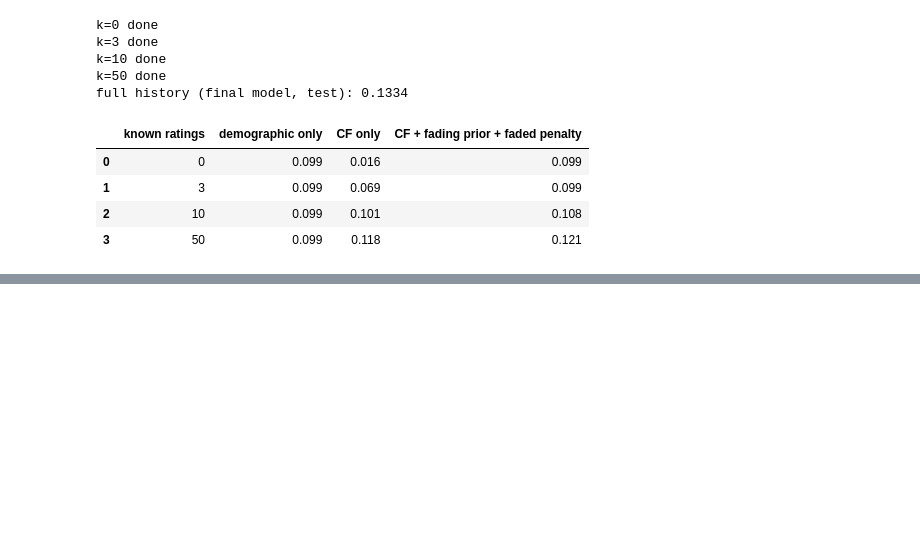
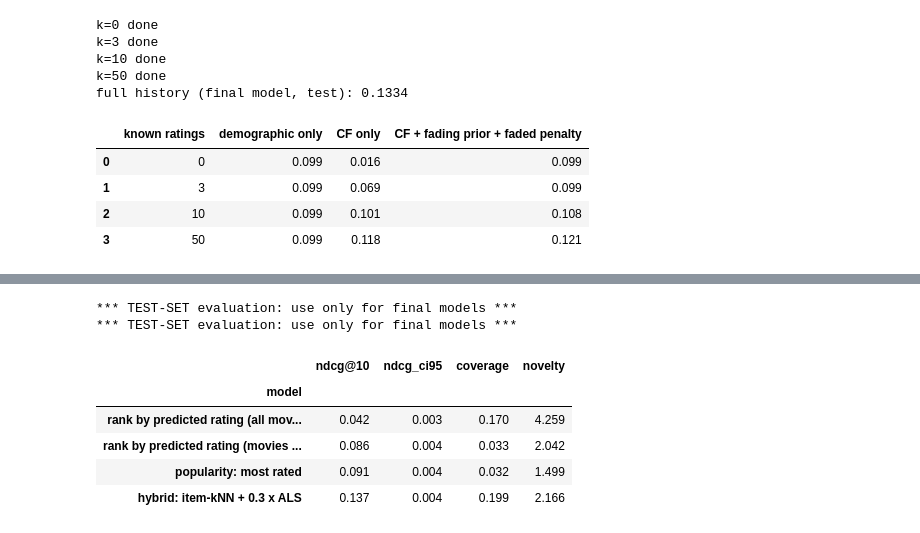
Before and after one commit to anushka-tyagi01/movie-recommendation-engine, a Jupyter notebook: notebooks/movie_recommendation_engine.ipynb, the cells around one changed output, grey strips where cells are left out. Drawn from its saved outputs; the diff is of its cells as text; code cells hidden in the pictures; blank space fills up the shorter version.

```diff
--- a/notebooks/movie_recommendation_engine.ipynb
+++ b/notebooks/movie_recommendation_engine.ipynb
@@ -2128,0 +2256,21 @@ full history (final model, test): 0.1334
+# %%
+P_all = (mf_final[0] + mf_final[1][:, None] + mf_final[2][None, :] + mf_final[3] @ mf_final[4].T).astype(np.float32)   # predicted rating for every user x movie
+by_stars = {"rank by predicted rating (all movies)": P_all,
+            "rank by predicted rating (movies with >= 1000 ratings)": np.where(n_tv[None, :] >= 1000, P_all, -1e9).astype(np.float32)}
+for name, S in by_stars.items():
+    _ = evaluate_model(name, S, "test")
+del P_all, by_stars; gc.collect()
+tbl_test = results_table("test").droplevel("split")
+tbl_test = tbl_test[~tbl_test.index.duplicated(keep="last")]
+cmp = tbl_test.loc[["rank by predicted rating (all movies)", "rank by predicted rating (movies with >= 1000 ratings)", "popularity: most rated", HYBRID],
+                   ["ndcg@10", "ndcg_ci95", "coverage", "novelty"]]
+cmp.round(4)
+# %% [output]
+*** TEST-SET evaluation: use only for final models ***
+*** TEST-SET evaluation: use only for final models ***
+|  | ndcg@10 | ndcg_ci95 | coverage | novelty |
+| model |  |  |  |  |
+| rank by predicted rating (all mov... | 0.042 | 0.003 | 0.170 | 4.259 |
+| rank by predicted rating (movies ... | 0.086 | 0.004 | 0.033 | 2.042 |
+| popularity: most rated | 0.091 | 0.004 | 0.032 | 1.499 |
+| hybrid: item-kNN + 0.3 x ALS | 0.137 | 0.004 | 0.199 | 2.166 |
```
Also changed, not shown: parts of 13 cells of this notebook.
